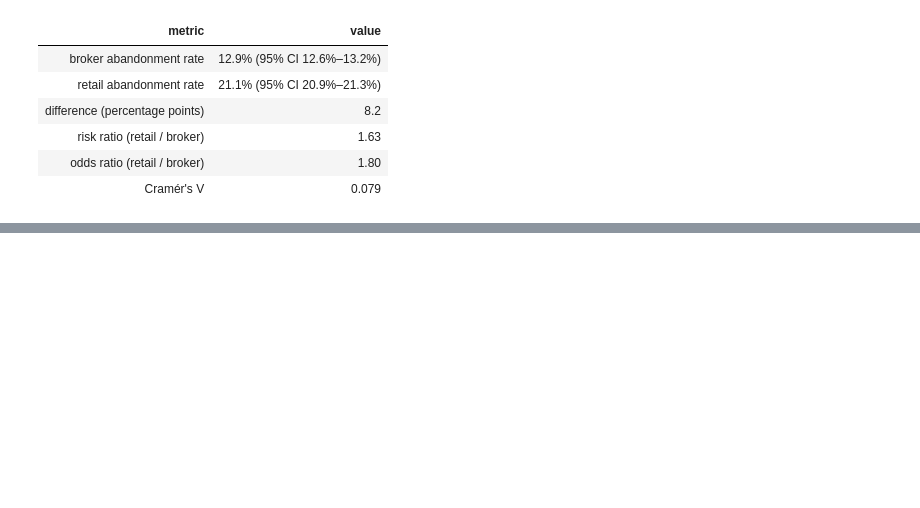
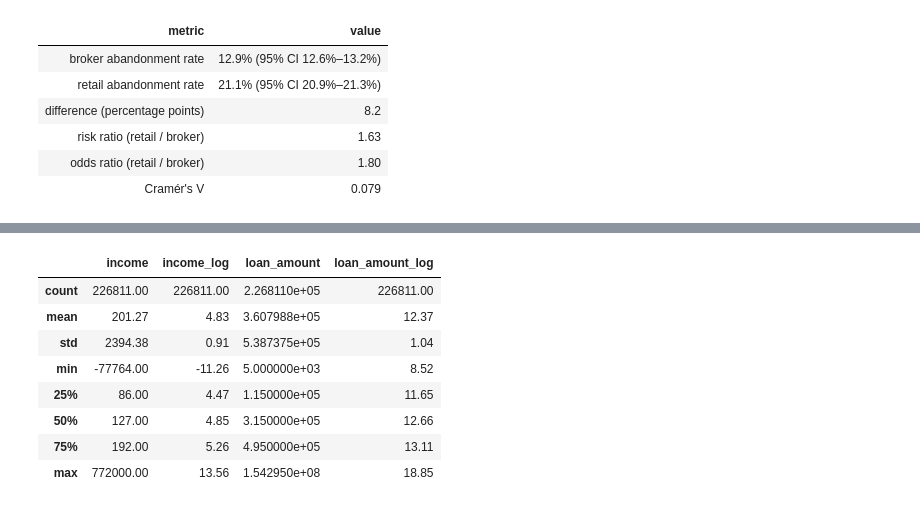
Before and after one commit to aidaubinazhit/hmda-abandonment, a Jupyter notebook: notebooks/01-explore.ipynb, the cells around one changed output, grey strips where cells are left out. Saved outputs shown, nothing was run; the diff lists cells and outputs as text; code cells hidden in the pictures; blank space fills up the shorter version.

```diff
--- a/notebooks/01-explore.ipynb
+++ b/notebooks/01-explore.ipynb
@@ -533,3 +538,28 @@ Effect size: retail vs broker abandonment, 2025 Colorado applications
 | risk ratio (retail / broker) | 1.63 |
 | odds ratio (retail / broker) | 1.80 |
 | Cramér's V | 0.079 |
+# %%
+model_vars = [
+    "abandoned",
+    "channel",
+    "loan_purpose_label",
+    "loan_type_label",
+    "occupancy_type_label",
+    "lien_status_label",
+    "derived_sex",
+    "derived_race",
+    "derived_ethnicity",
+    "applicant_age",
+    "income",
+    "loan_amount",
+]
+
+retail_broker_all = df.loc[df["channel"].isin(["retail", "broker"])]
+model_df = retail_broker_all[model_vars].dropna().copy()
+
+print(f"rows available  {len(retail_broker_all):>10,}")
+print(f"rows in model   {len(model_df):>10,}")
+print(f"dropped         {len(retail_broker_all) - len(model_df):>10,}")
+print()
+print("nulls by column:")
+retail_broker_all[model_vars].isna().sum().sort_values(ascending=False).to_frame("n_null")
@@ -535,0 +708,18 @@ Effect size: retail vs broker abandonment, 2025 Colorado applications
+# %%
+model_df["income_log"] = np.sign(model_df["income"]) * np.log1p(model_df["income"].abs())
+model_df["loan_amount_log"] = np.log1p(model_df["loan_amount"])
+
+assert np.isfinite(model_df["income_log"]).all(), "income_log has non-finite values"
+assert np.isfinite(model_df["loan_amount_log"]).all(), "loan_amount_log has non-finite values"
+
+model_df[["income", "income_log", "loan_amount", "loan_amount_log"]].describe().round(2)
+# %% [output]
+|  | income | income_log | loan_amount | loan_amount_log |
+| count | 226811.00 | 226811.00 | 2.268110e+05 | 226811.00 |
+| mean | 201.27 | 4.83 | 3.607988e+05 | 12.37 |
+| std | 2394.38 | 0.91 | 5.387375e+05 | 1.04 |
+| min | -77764.00 | -11.26 | 5.000000e+03 | 8.52 |
+| 25% | 86.00 | 4.47 | 1.150000e+05 | 11.65 |
+| 50% | 127.00 | 4.85 | 3.150000e+05 | 12.66 |
+| 75% | 192.00 | 5.26 | 4.950000e+05 | 13.11 |
+| max | 772000.00 | 13.56 | 1.542950e+08 | 18.85 |
```
Also changed, not shown: parts of 17 cells of this notebook.
